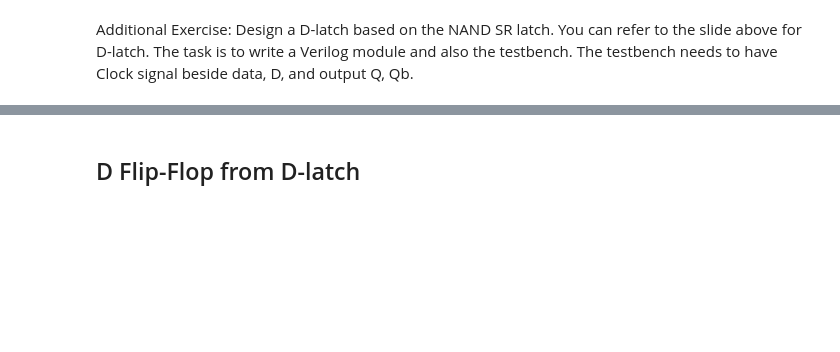
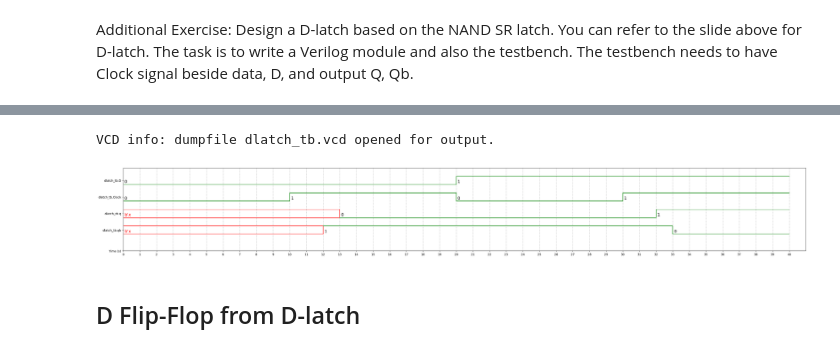
Before and after one commit to ahmad-kental/dsl, a Jupyter notebook: VerilogGit.ipynb, the cells around one changed output, grey strips where cells are left out. Drawn from its saved outputs; the diff is of its cells as text; code cells hidden in the pictures; blank space fills up the shorter version.

```diff
--- a/VerilogGit.ipynb
+++ b/VerilogGit.ipynb
@@ -514,3 +509,41 @@ FileNotFoundError: [Errno 2] No such file or directory: 'iverilog'
+# %%
+%%verilog
+module dlatch(q,qb,D,Clock); output q,qb; input D,Clock; wire Y,S,R;
+  not #1 i1(Y,D);
+  nand #1 n3(S,D,Clock);
+  nand #1 n4(R,Clock,Y);
+  nand #1 n1(q,S,qb);
+  nand #1 n2(qb,q,R);
+endmodule
+
+module dlatch_tb;
+  wire q,qb;
+  reg D,Clock;
+
+  dlatch i1(q,qb,D,Clock);
+
+  initial begin
+  $dumpfile("dlatch_tb.vcd");
+  $dumpvars;
+  D=0;Clock=0;
+  #10 D=0;Clock=1;
+  #10 D=1;Clock=0;
+  #10 D=1;Clock=1;
+  #10;
+  $dumpoff;
+  end
+
+endmodule
+# %% [output]
+VCD info: dumpfile dlatch_tb.vcd opened for output.
+# %%
+%%waveform dlatch_tb.vcd
+sign_list = ['dlatch_tb.D','dlatch_tb.Clock','dlatch_tb.q','dlatch_tb.qb']
+time_begin = 0
+time_end = 40
+base = 'bin'
+# %% [output]
+[figure, added]
 # %% [markdown]
 ## D Flip-Flop from D-latch
 # %% [markdown]
```
Also changed, not shown: parts of 3 cells of this notebook.
